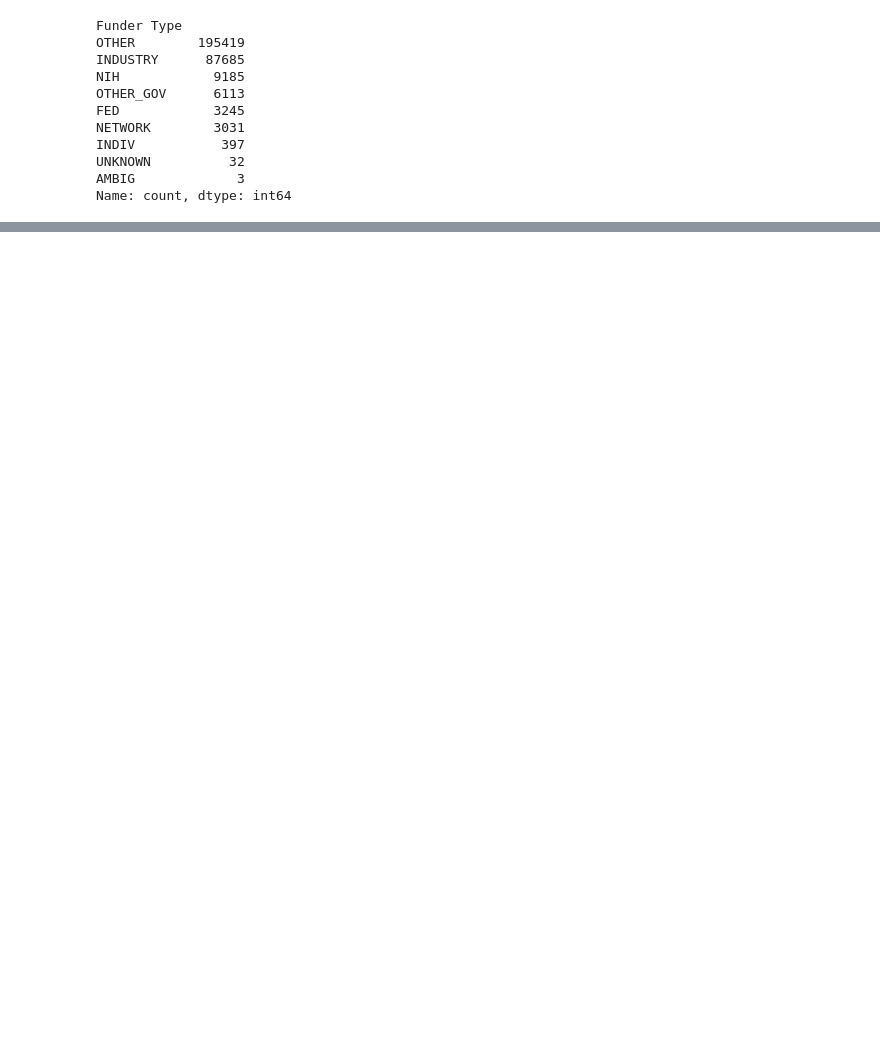
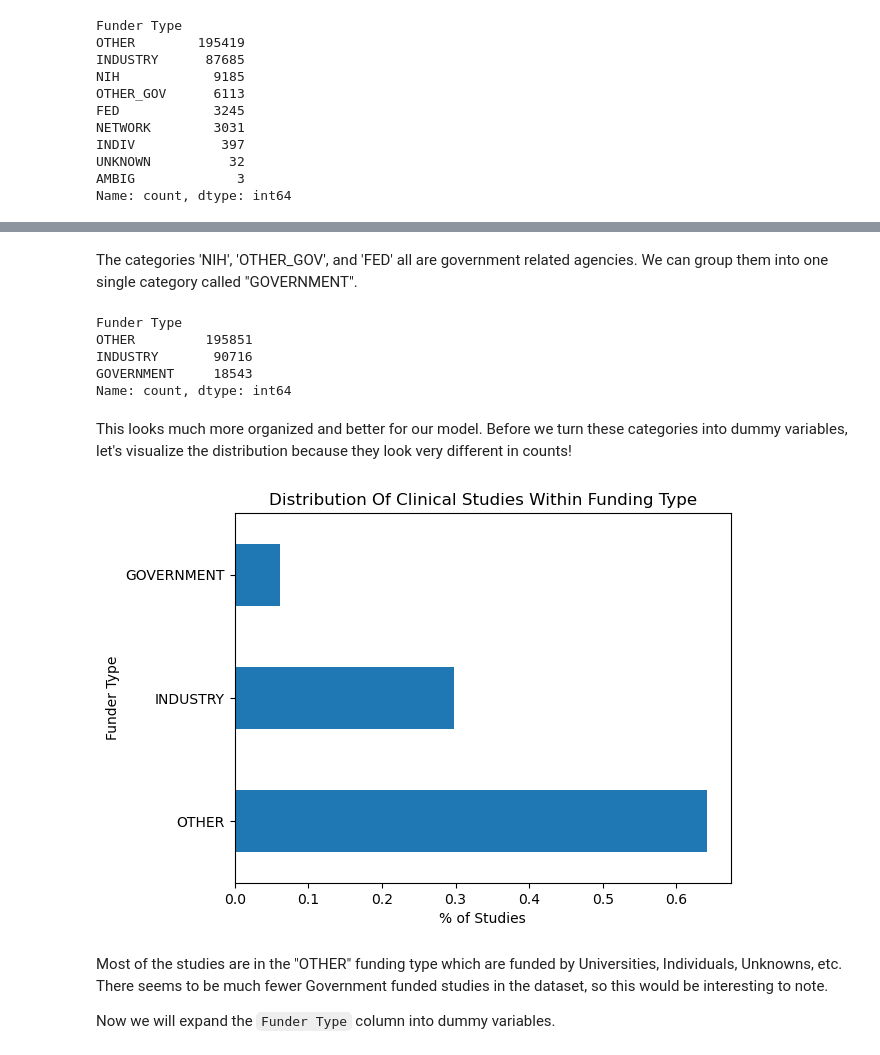
Before and after one commit to clem21chan/Clinical_Trials_Capstone, a Jupyter notebook: Notebooks/2_Preprocessing&EDA.ipynb, the cells around one changed output, grey strips where cells are left out. Drawn from its saved outputs; the diff is of its cells as text; code cells hidden in the pictures; blank space fills up the shorter version.

Commit message:
Finished cleaning 'Funder Type' and changing the data types for the date columns.

```diff
--- a/Notebooks/2_Preprocessing&EDA.ipynb
+++ b/Notebooks/2_Preprocessing&EDA.ipynb
@@ -688,0 +693,6 @@ Name: count, dtype: int64
+# %%
+# use .isin to slice out AMBIG and UNKNOWN values to change
+df['Funder Type'] = np.where(df['Funder Type'].isin(['AMBIG', 'UNKNOWN']), 'OTHER', df['Funder Type'])
+
+# sanity check
+df['Funder Type'].value_counts()
@@ -688,0 +723,5 @@ Name: count, dtype: int64
+# %%
+df['Funder Type'] = np.where(df['Funder Type'] == 'INDIV', 'OTHER', df['Funder Type'])
+
+# sanity check
+df['Funder Type'].value_counts()
@@ -688,0 +749,5 @@ Name: count, dtype: int64
+# %%
+df['Funder Type'] = np.where(df['Funder Type'] == 'NETWORK', 'INDUSTRY', df['Funder Type'])
+
+# sanity check
+df['Funder Type'].value_counts()
@@ -688,0 +762,31 @@ Name: count, dtype: int64
+# %% [markdown]
+The categories 'NIH', 'OTHER_GOV', and 'FED' all are government related agencies. We can group them into one single category called "GOVERNMENT".
+# %%
+# use .isin to slice out NIH, OTHER_GOV and FED values to impute
+df['Funder Type'] = np.where(df['Funder Type'].isin(['NIH', 'OTHER_GOV', 'FED']), 'GOVERNMENT', df['Funder Type'])
+
+# sanity check
+df['Funder Type'].value_counts()
+# %% [output]
+Funder Type
+OTHER         195851
+INDUSTRY       90716
+GOVERNMENT     18543
+Name: count, dtype: int64
+# %% [markdown]
+This looks much more organized and better for our model. Before we turn these categories into dummy variables, let's visualize the distribution because they look very different in counts!
+# %%
+plt.show()
+
+df['Funder Type'].value_counts(normalize = True).plot(kind='barh')
+plt.title('Distribution of Clinical Studies within Funding Type'.title())
+plt.xlabel('% of Studies')
+plt.ylabel('Funder Type')
+
+plt.show()
+# %% [output]
+[figure, added]
+# %% [markdown]
+Most of the studies are in the "OTHER" funding type which are funded by Universities, Individuals, Unknowns, etc. There seems to be much fewer Government funded studies in the dataset, so this would be interesting to note.
+
+Now we will expand the `Funder Type` column into dummy variables.
```
Also changed, not shown: parts of 29 cells of this notebook.
